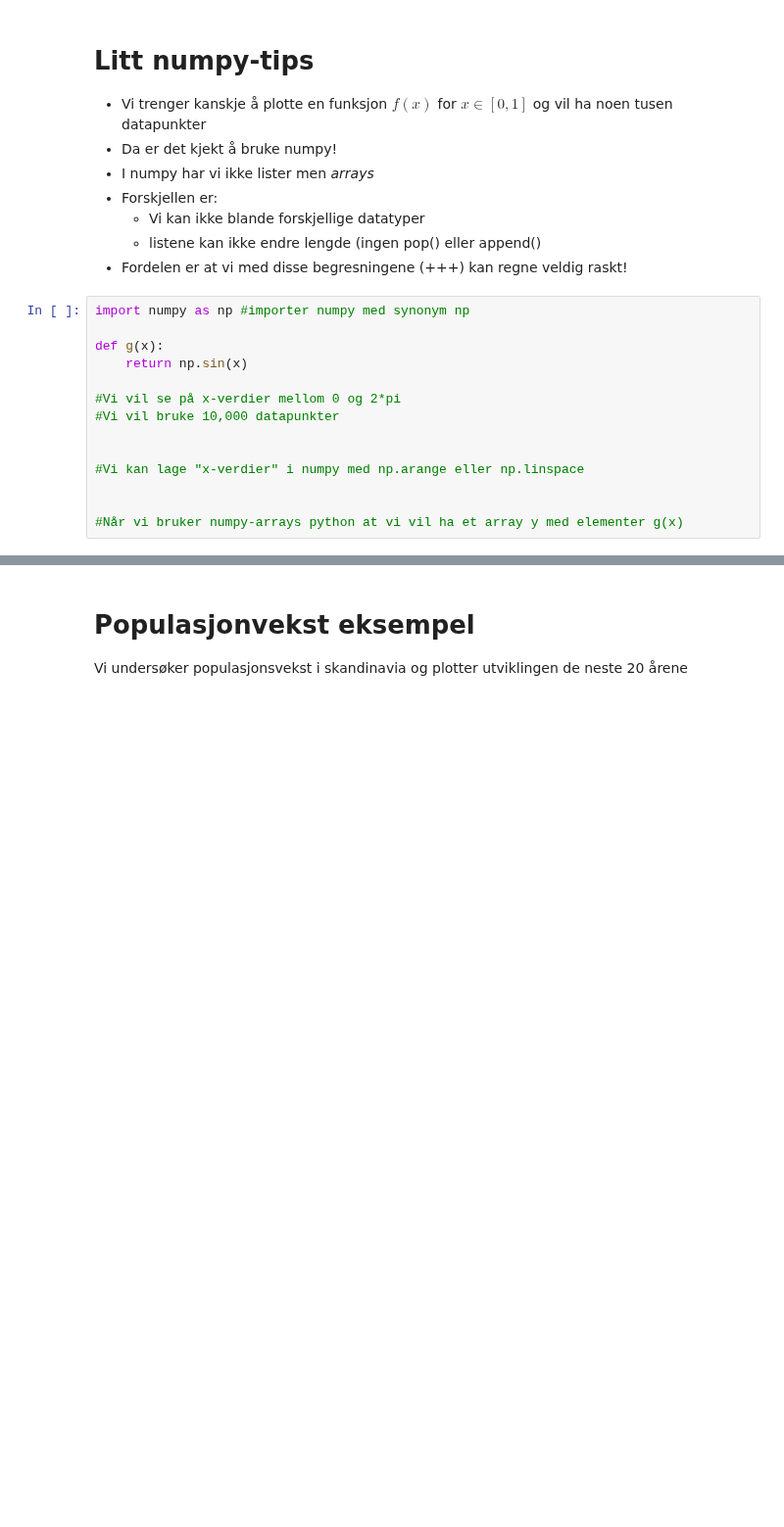
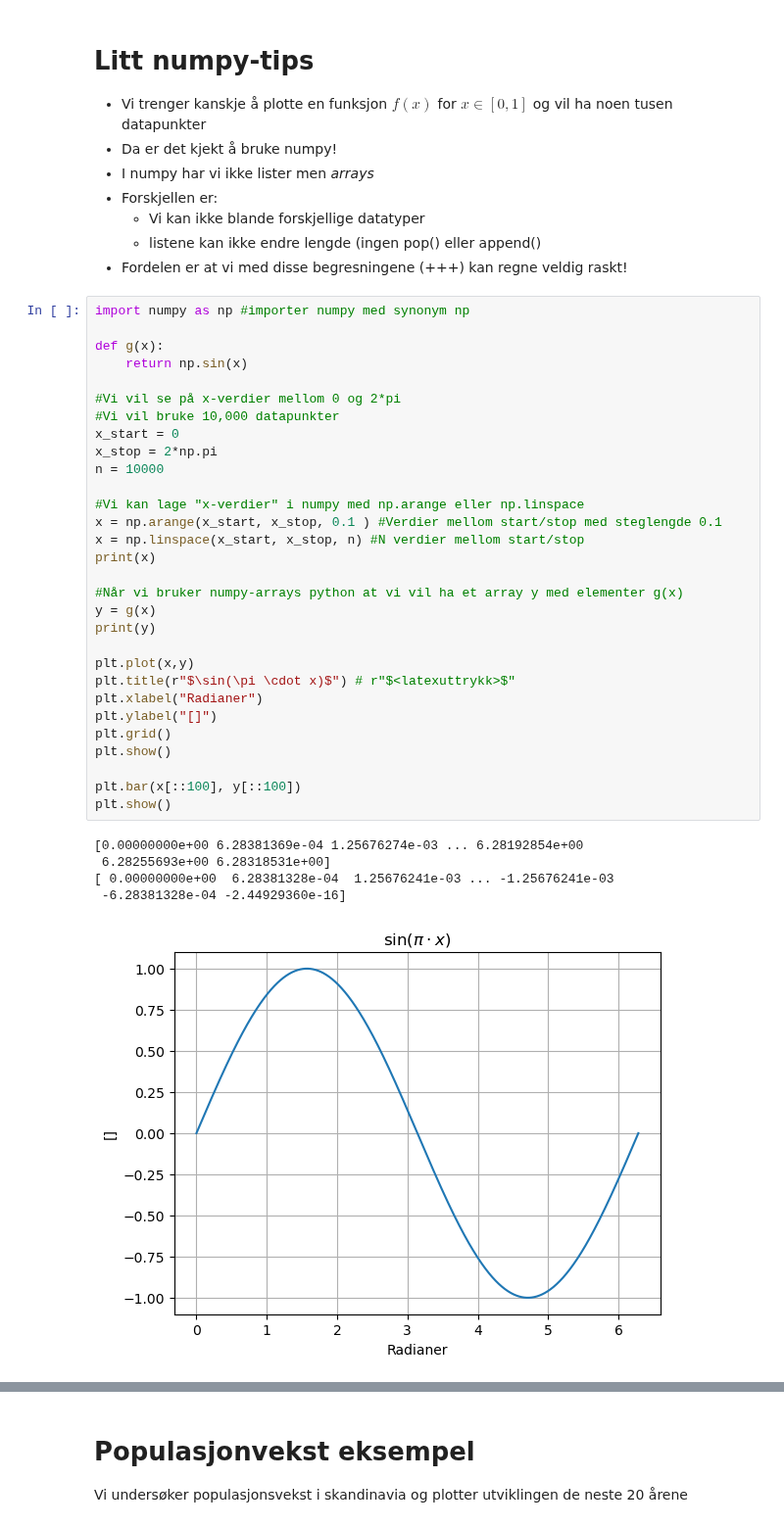
Before and after one commit to jonasjul/IIRA2001H24, a Jupyter notebook: 2-datastrukturer-plotting-loops/Datastrukturer-lokker-plotting-JH.ipynb, the cells around one changed output, grey strips where cells are left out. Shown at 98% size. Cells and saved outputs as stored; diff of their text form; blank space fills up the shorter version.

```diff
--- a/2-datastrukturer-plotting-loops/Datastrukturer-lokker-plotting-JH.ipynb
+++ b/2-datastrukturer-plotting-loops/Datastrukturer-lokker-plotting-JH.ipynb
@@ -259,14 +331,36 @@ def f(x):
 # %%
 import numpy as np #importer numpy med synonym np
 
 def g(x):
     return np.sin(x)
 
 #Vi vil se på x-verdier mellom 0 og 2*pi
 #Vi vil bruke 10,000 datapunkter
-
+x_start = 0
+x_stop = 2*np.pi
+n = 10000
 
 #Vi kan lage "x-verdier" i numpy med np.arange eller np.linspace
-
+x = np.arange(x_start, x_stop, 0.1 ) #Verdier mellom start/stop med steglengde 0.1
+x = np.linspace(x_start, x_stop, n) #N verdier mellom start/stop
+print(x)
 
 #Når vi bruker numpy-arrays python at vi vil ha et array y med elementer g(x)
+y = g(x)
+print(y)
+
+plt.plot(x,y)
+plt.title(r"$\sin(\pi \cdot x)$") # r"$<latexuttrykk>$"
+plt.xlabel("Radianer")
+plt.ylabel("[]")
+plt.grid()
+plt.show()
+
+plt.bar(x[::100], y[::100])
+plt.show()
+# %% [output]
+[0.00000000e+00 6.28381369e-04 1.25676274e-03 ... 6.28192854e+00
+ 6.28255693e+00 6.28318531e+00]
+[ 0.00000000e+00  6.28381328e-04  1.25676241e-03 ... -1.25676241e-03
+ -6.28381328e-04 -2.44929360e-16]
+[figure, added]
```
Also changed, not shown: parts of 5 cells of this notebook.
